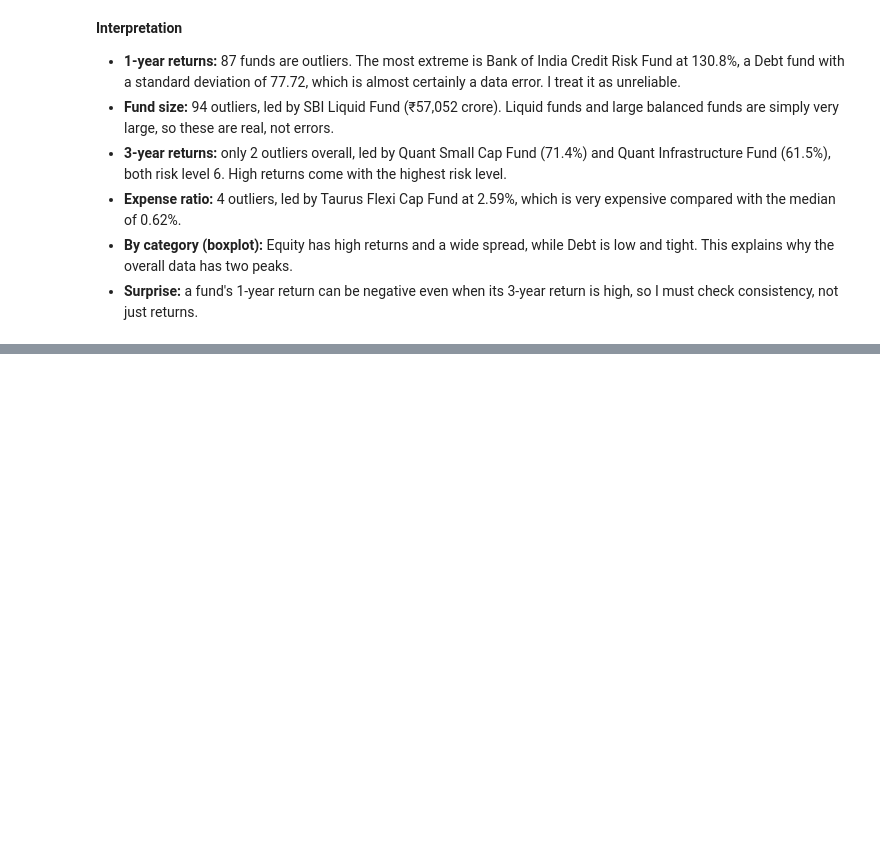
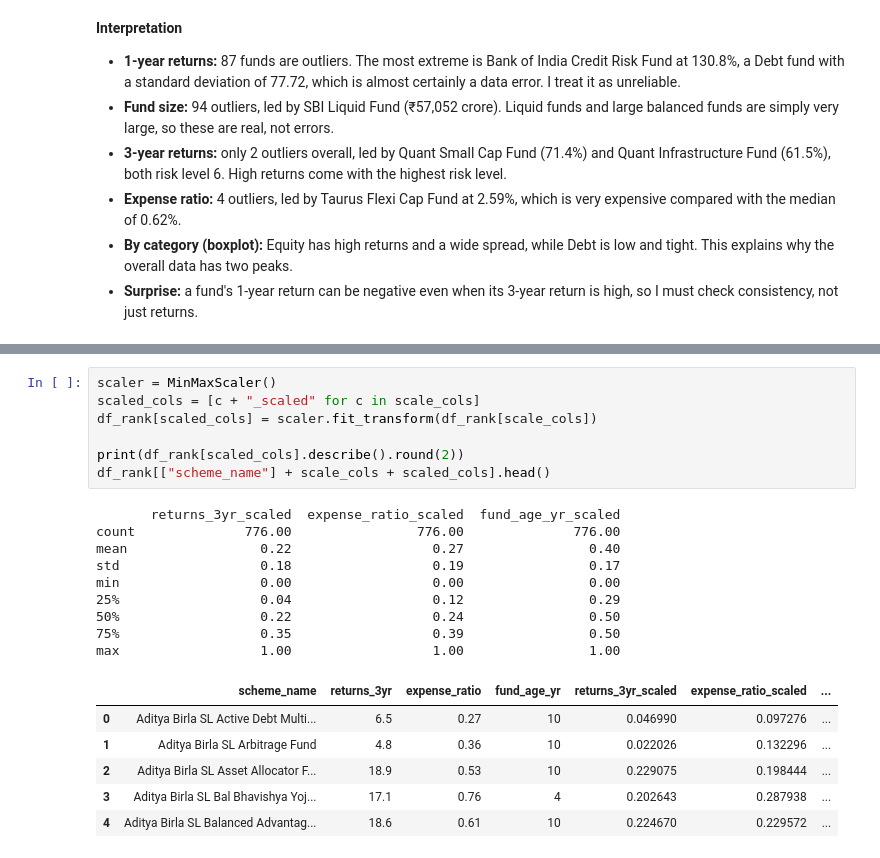
Before and after one commit to stutigoyal8999/Coorix_Internship_Business-Analytics, a Jupyter notebook: Mutual Fund Analysis/notebook/Mutual Fund Analysis.ipynb, the cells around one changed output, grey strips where cells are left out. Saved outputs shown, nothing was run; the diff lists cells and outputs as text; blank space fills up the shorter version.

```diff
--- a/Mutual Fund Analysis/notebook/Mutual Fund Analysis.ipynb
+++ b/Mutual Fund Analysis/notebook/Mutual Fund Analysis.ipynb
@@ -362,0 +399,23 @@ plt.show()
+# %%
+scaler = MinMaxScaler()
+scaled_cols = [c + "_scaled" for c in scale_cols]
+df_rank[scaled_cols] = scaler.fit_transform(df_rank[scale_cols])
+
+print(df_rank[scaled_cols].describe().round(2))
+df_rank[["scheme_name"] + scale_cols + scaled_cols].head()
+# %% [output]
+       returns_3yr_scaled  expense_ratio_scaled  fund_age_yr_scaled
+count              776.00                776.00              776.00
+mean                 0.22                  0.27                0.40
+std                  0.18                  0.19                0.17
+min                  0.00                  0.00                0.00
+25%                  0.04                  0.12                0.29
+50%                  0.22                  0.24                0.50
+75%                  0.35                  0.39                0.50
+max                  1.00                  1.00                1.00
+|  | scheme_name | returns_3yr | expense_ratio | fund_age_yr | returns_3yr_scaled | expense_ratio_scaled | ... |
+| 0 | Aditya Birla SL Active Debt Multi... | 6.5 | 0.27 | 10 | 0.046990 | 0.097276 | ... |
+| 1 | Aditya Birla SL Arbitrage Fund | 4.8 | 0.36 | 10 | 0.022026 | 0.132296 | ... |
+| 2 | Aditya Birla SL Asset Allocator F... | 18.9 | 0.53 | 10 | 0.229075 | 0.198444 | ... |
+| 3 | Aditya Birla SL Bal Bhavishya Yoj... | 17.1 | 0.76 | 4 | 0.202643 | 0.287938 | ... |
+| 4 | Aditya Birla SL Balanced Advantag... | 18.6 | 0.61 | 10 | 0.224670 | 0.229572 | ... |
```
Also changed, not shown: parts of 11 cells of this notebook.
